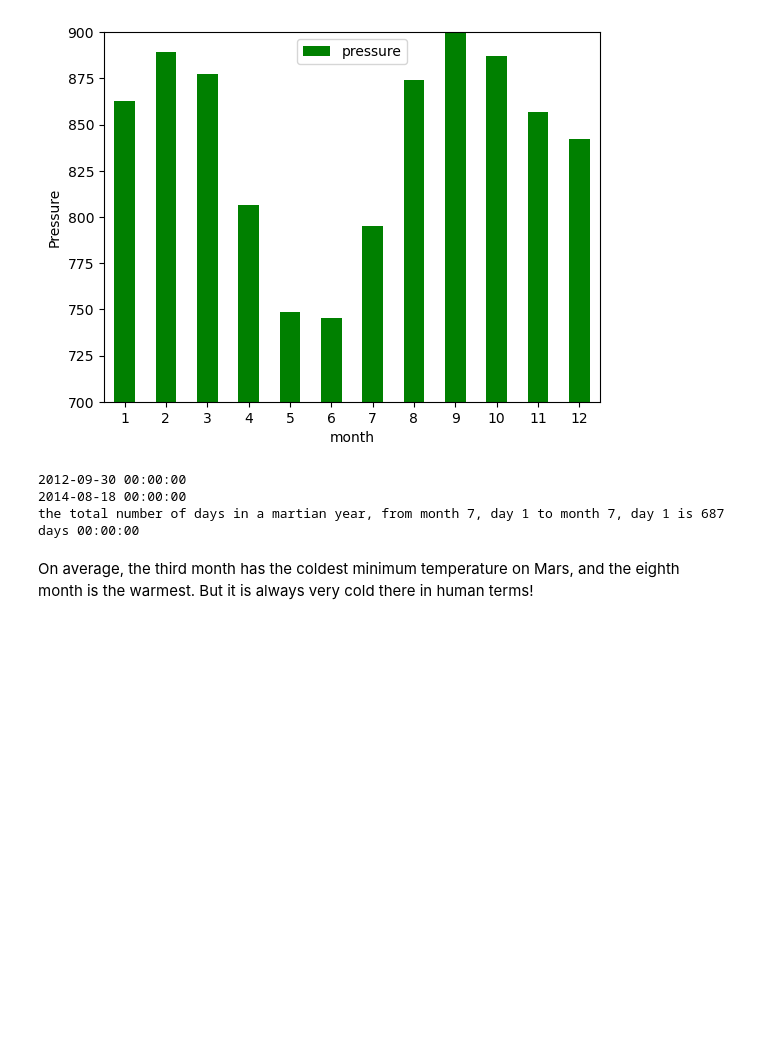
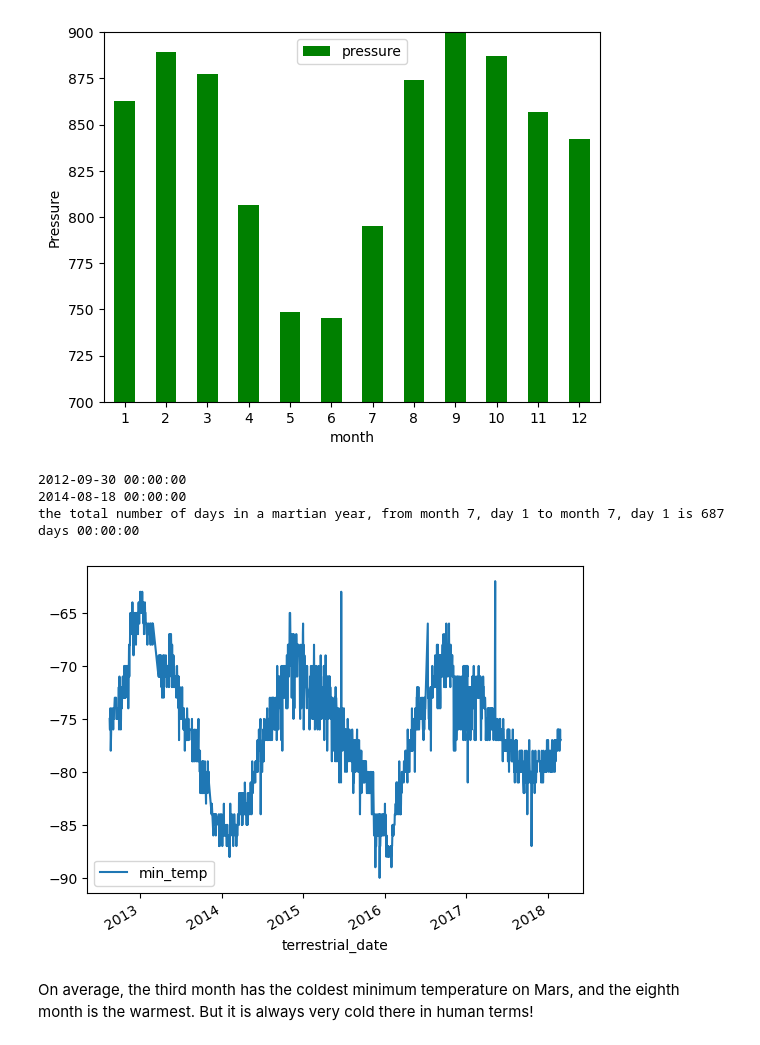
Before and after one commit to DanDreger/scraping_mars, a Jupyter notebook: part_2_mars_weather.ipynb, the cells around one changed output. Drawn from its saved outputs; the diff is of its cells as text; code cells hidden in the pictures; blank space fills up the shorter version.

Commit message:
add one more visualization for the earth days to martian year

```diff
--- a/part_2_mars_weather.ipynb
+++ b/part_2_mars_weather.ipynb
@@ -269,32 +269,37 @@ plt.show()
 # %%
 # 5. How many terrestrial (earth) days are there in a Martian year?
 
 #Find the first row of the 7th month in the data set, the firt time the 7th month comes around
 first_iteration_of_7th_month = mars_df_formatted.loc[(mars_df_formatted['month']> 6) & (mars_df_formatted['sol']< 500)]
 
 #grab only the terrestial date from that first occurance of the 7th month
 first_day_of_first_7th_month = first_iteration_of_7th_month['terrestrial_date'].iloc[0]
 
 #print out the result to make sure it's in date time format
 print(first_day_of_first_7th_month)
 
 #Find the first row of the 7th month in the data set, the second time the 7th month comes around
 second_iteration_of_7th_month = mars_df_formatted.loc[(mars_df_formatted['month']> 6) & (mars_df_formatted['sol']> 500)]
 
 #grab only the terrestial date from that first occurance of the 7th month
 first_day_of_second_7th_month = second_iteration_of_7th_month['terrestrial_date'].iloc[0]
 
 #print out the result to make sure it's in date time format
 print(first_day_of_second_7th_month)
 
 #calculate the difference between these sols
 difference_tween_dates = first_day_of_second_7th_month - first_day_of_first_7th_month
 
 print(f"the total number of days in a martian year, from month 7, day 1 to month 7, day 1 is {difference_tween_dates}")
+
+visually illustrate that a martian year is equal to just under 2 earth years.
+mars_df_formatted.plot(x='terrestrial_date', y='min_temp')
+plt.show()
 # %% [output]
 2012-09-30 00:00:00
 2014-08-18 00:00:00
 the total number of days in a martian year, from month 7, day 1 to month 7, day 1 is 687 days 00:00:00
+[figure, added]
 # %% [markdown]
 On average, the third month has the coldest minimum temperature on Mars, and the eighth month is the warmest. But it is always very cold there in human terms!
 # %% [markdown]
```
